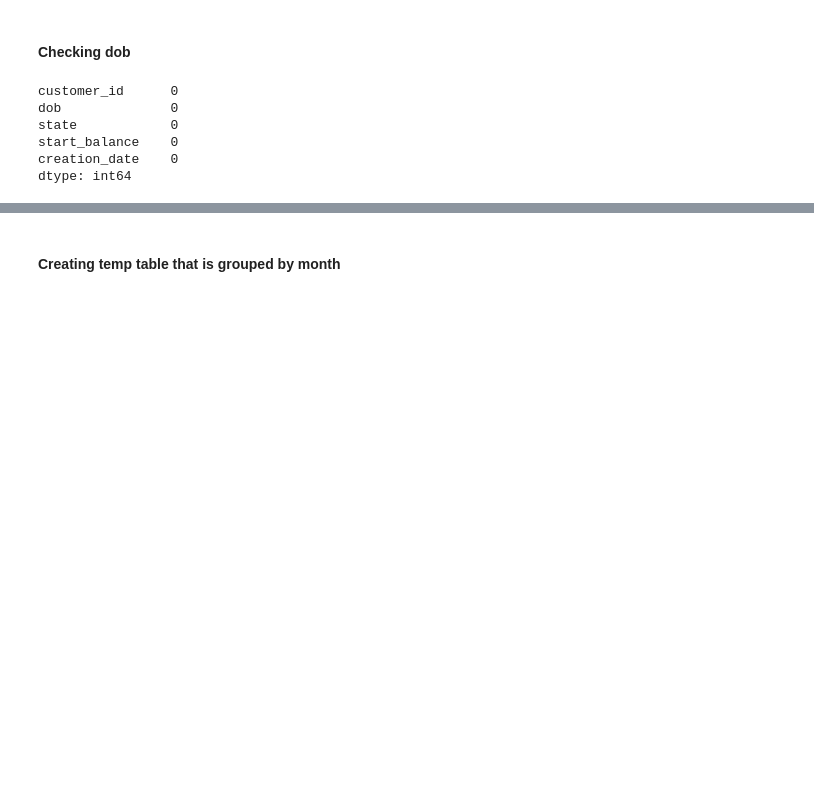
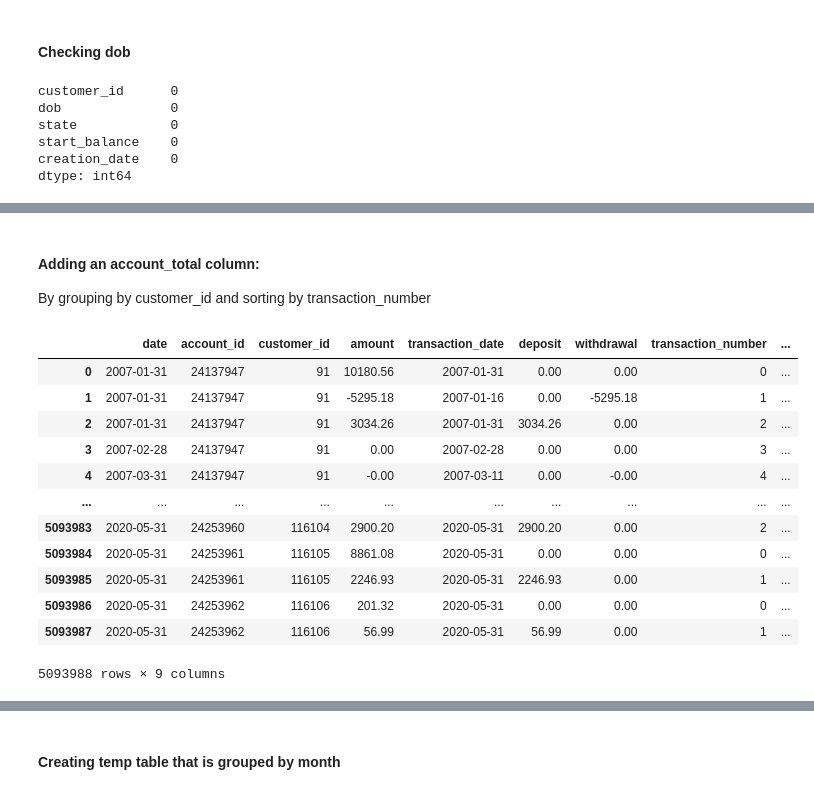
Before and after one commit to gegaddis/bank-churn, a Jupyter notebook: en_testing.ipynb, the cells around one changed output, grey strips where cells are left out. Cells and saved outputs as stored; diff of their text form; code cells hidden in the pictures; blank space fills up the shorter version.

```diff
--- a/en_testing.ipynb
+++ b/en_testing.ipynb
@@ -272,0 +307,4 @@ dtype: int64
+# %% [markdown]
+#### Adding an account_total column:
+
+By grouping by customer_id and sorting by transaction_number
@@ -273 +313,17 @@ dtype: int64
+# %%
+display(trans_df)
+# %% [output]
+|  | date | account_id | customer_id | amount | transaction_date | deposit | withdrawal | transaction_number | ... |
+| 0 | 2007-01-31 | 24137947 | 91 | 10180.56 | 2007-01-31 | 0.00 | 0.00 | 0 | ... |
+| 1 | 2007-01-31 | 24137947 | 91 | -5295.18 | 2007-01-16 | 0.00 | -5295.18 | 1 | ... |
+| 2 | 2007-01-31 | 24137947 | 91 | 3034.26 | 2007-01-31 | 3034.26 | 0.00 | 2 | ... |
+| 3 | 2007-02-28 | 24137947 | 91 | 0.00 | 2007-02-28 | 0.00 | 0.00 | 3 | ... |
+| 4 | 2007-03-31 | 24137947 | 91 | -0.00 | 2007-03-11 | 0.00 | -0.00 | 4 | ... |
+| ... | ... | ... | ... | ... | ... | ... | ... | ... | ... |
+| 5093983 | 2020-05-31 | 24253960 | 116104 | 2900.20 | 2020-05-31 | 2900.20 | 0.00 | 2 | ... |
+| 5093984 | 2020-05-31 | 24253961 | 116105 | 8861.08 | 2020-05-31 | 0.00 | 0.00 | 0 | ... |
+| 5093985 | 2020-05-31 | 24253961 | 116105 | 2246.93 | 2020-05-31 | 2246.93 | 0.00 | 1 | ... |
+| 5093986 | 2020-05-31 | 24253962 | 116106 | 201.32 | 2020-05-31 | 0.00 | 0.00 | 0 | ... |
+| 5093987 | 2020-05-31 | 24253962 | 116106 | 56.99 | 2020-05-31 | 56.99 | 0.00 | 1 | ... |
+5093988 rows × 9 columns
 # %% [markdown]
```
Also changed, not shown: parts of 28 cells of this notebook.
